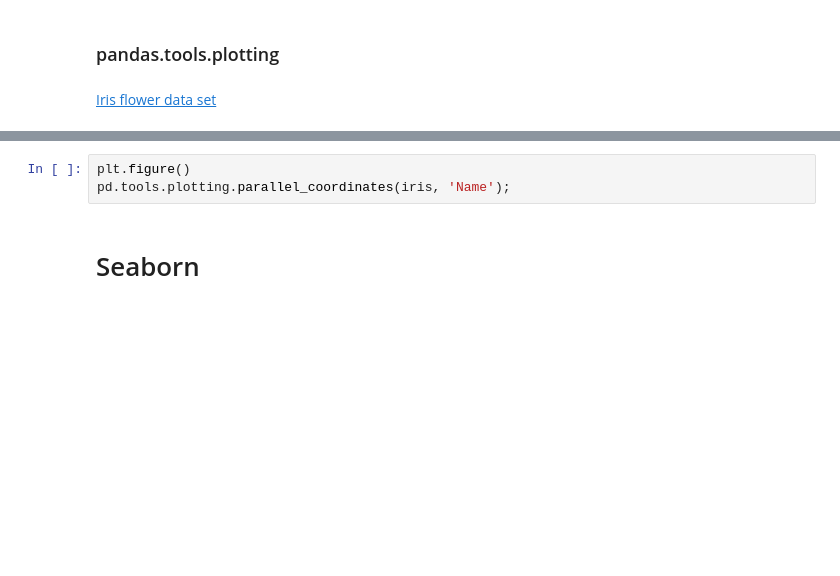
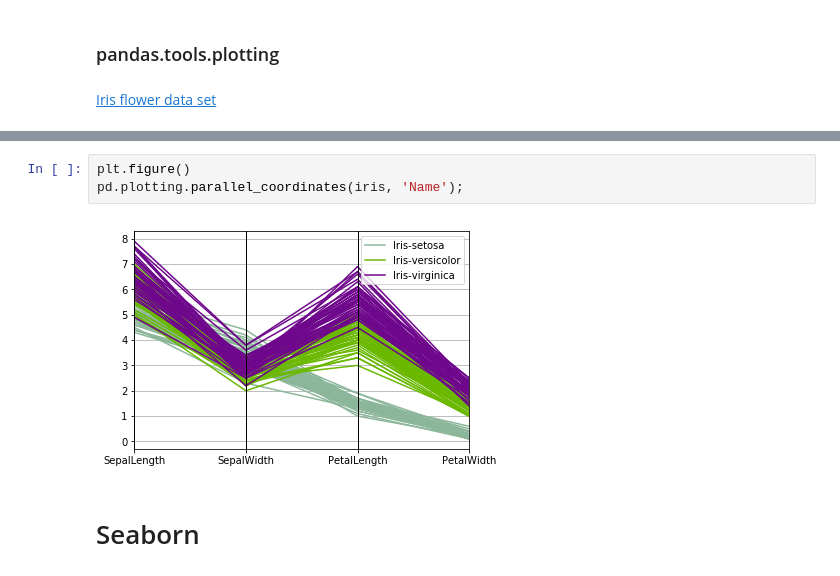
Before and after one commit to zhzhzh/my_notebooks, a Jupyter notebook: python-plotting/Week4.ipynb, the cells around one changed output, grey strips where cells are left out. Cells and saved outputs as stored; diff of their text form; blank space fills up the shorter version.

```diff
--- a/python-plotting/Week4.ipynb
+++ b/python-plotting/Week4.ipynb
@@ -96,6 +118,8 @@ pd.tools.plotting.scatter_matrix(iris);
 # %%
 plt.figure()
-pd.tools.plotting.parallel_coordinates(iris, 'Name');
+pd.plotting.parallel_coordinates(iris, 'Name');
+# %% [output]
+[figure, added]
 # %% [markdown]
 # Seaborn
 # %%
```
Also changed, not shown: parts of 18 cells of this notebook, 1 other file.
